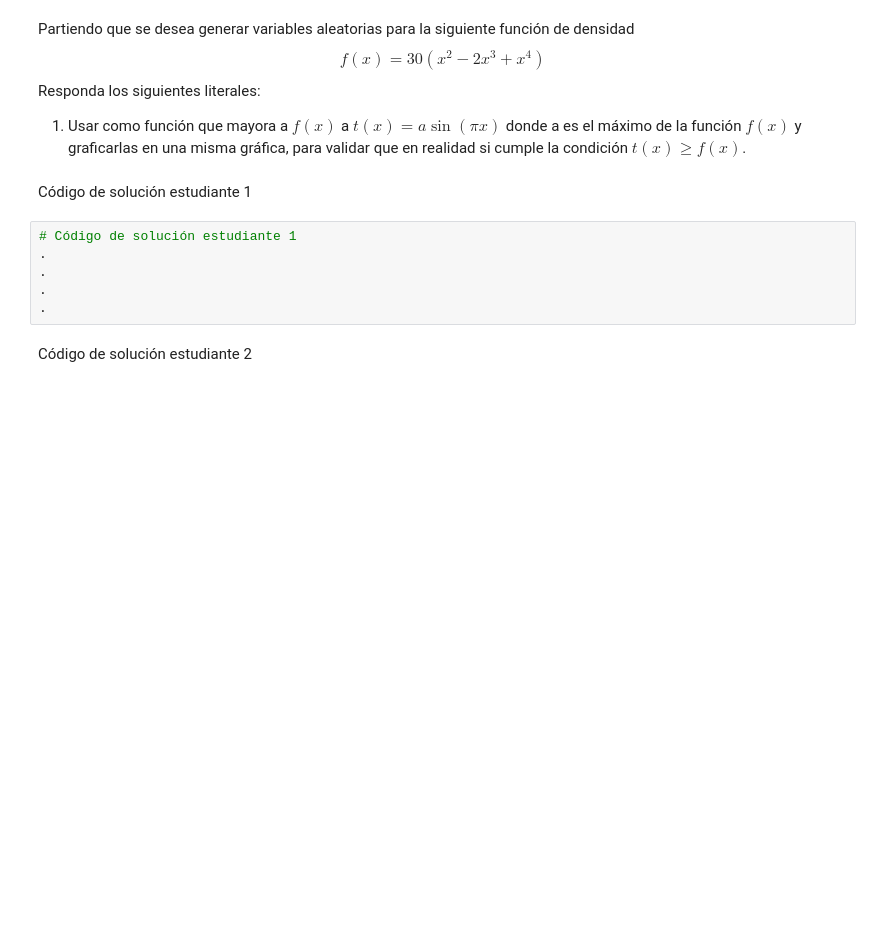
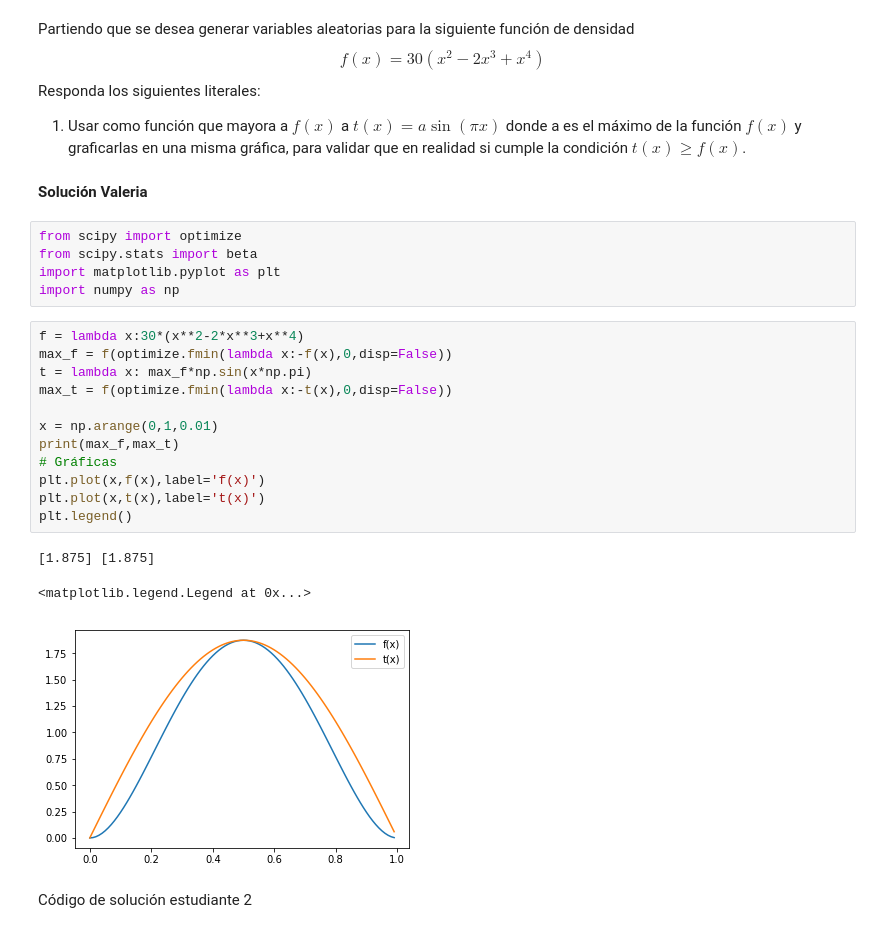
Before and after one commit to valerialadron/Tarea6_Vladron_JPRodriguez, a Jupyter notebook: Tarea6_Vladron_JPRodriguez.ipynb, the cells around one changed output. Drawn from its saved outputs; the diff is of its cells as text; blank space fills up the shorter version.

```diff
--- a/Tarea6_Vladron_JPRodriguez.ipynb
+++ b/Tarea6_Vladron_JPRodriguez.ipynb
@@ -19,14 +19,29 @@ Partiendo que se desea generar variables aleatorias para la siguiente función d
 $$f(x)=30(x^2-2x^3+x^4)$$
 Responda los siguientes literales:
 1. Usar como función que mayora a $f(x)$ a $t(x)=a \sin(\pi x)$ donde a es el máximo de la función $f(x)$ y graficarlas en una misma gráfica, para validar que en realidad si cumple la condición $t(x)\geq f(x)$.
-# %% [markdown]
-Código de solución estudiante 1
-# %%
-# Código de solución estudiante 1
-.
-.
-.
-.
+# %% [markdown]
+**Solución Valeria**
+# %%
+from scipy import optimize
+from scipy.stats import beta
+import matplotlib.pyplot as plt
+import numpy as np
+# %%
+f = lambda x:30*(x**2-2*x**3+x**4)
+max_f = f(optimize.fmin(lambda x:-f(x),0,disp=False))
+t = lambda x: max_f*np.sin(x*np.pi)
+max_t = f(optimize.fmin(lambda x:-t(x),0,disp=False))
+
+x = np.arange(0,1,0.01)
+print(max_f,max_t)
+# Gráficas
+plt.plot(x,f(x),label='f(x)')
+plt.plot(x,t(x),label='t(x)')
+plt.legend()
+# %% [output]
+[1.875] [1.875]
+<matplotlib.legend.Legend at 0x...>
+[figure, added]
 # %% [markdown]
 Código de solución estudiante 2
 # %%
```
Also changed, not shown: parts of 26 cells of this notebook.
